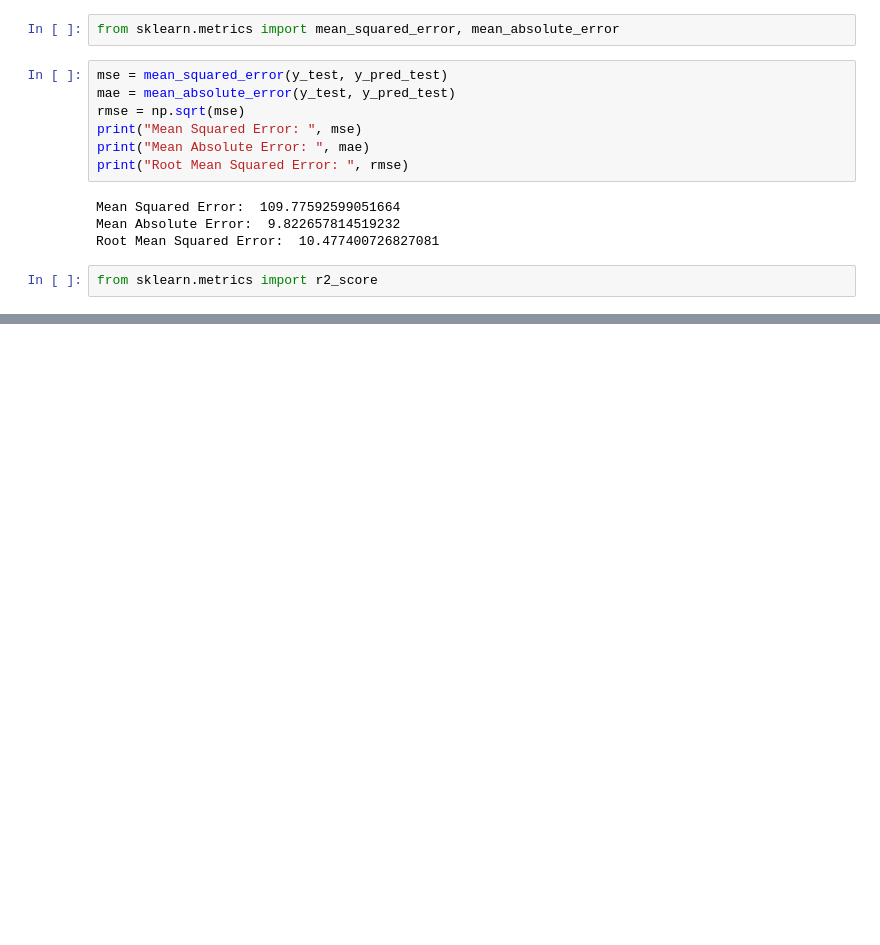
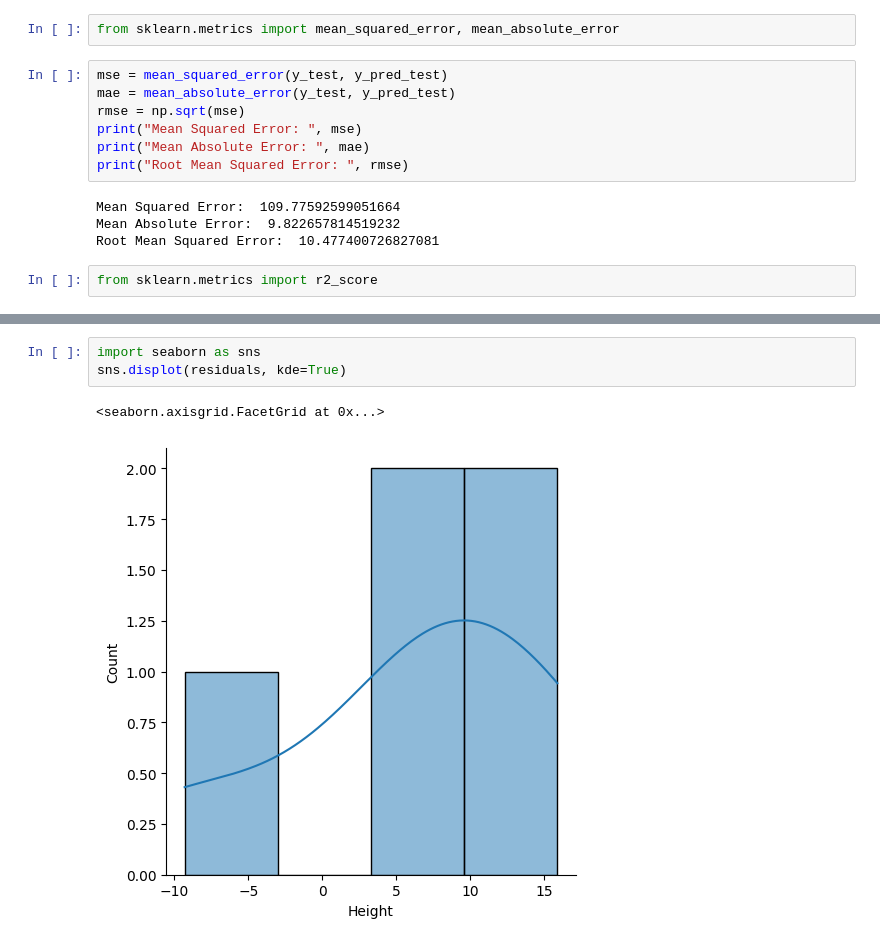
Before and after one commit to Yash6012/ML-Projects, a Jupyter notebook: Simple Linear Regression/1.ipynb, the cells around one changed output, grey strips where cells are left out. Saved outputs shown, nothing was run; the diff lists cells and outputs as text; blank space fills up the shorter version.

```diff
--- a/Simple Linear Regression/1.ipynb
+++ b/Simple Linear Regression/1.ipynb
@@ -181,0 +219,6 @@ from sklearn.metrics import r2_score
+# %%
+import seaborn as sns
+sns.displot(residuals, kde=True)
+# %% [output]
+<seaborn.axisgrid.FacetGrid at 0x...>
+[figure, added]
```
Also changed, not shown: parts of 11 cells of this notebook, 1 other file.
